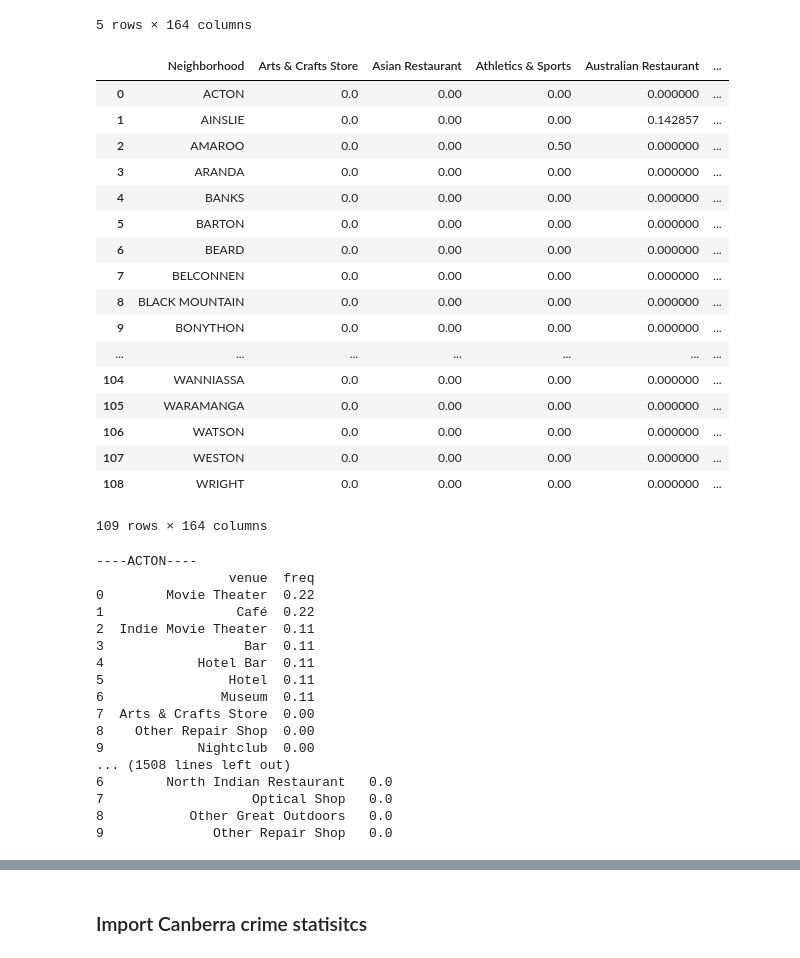
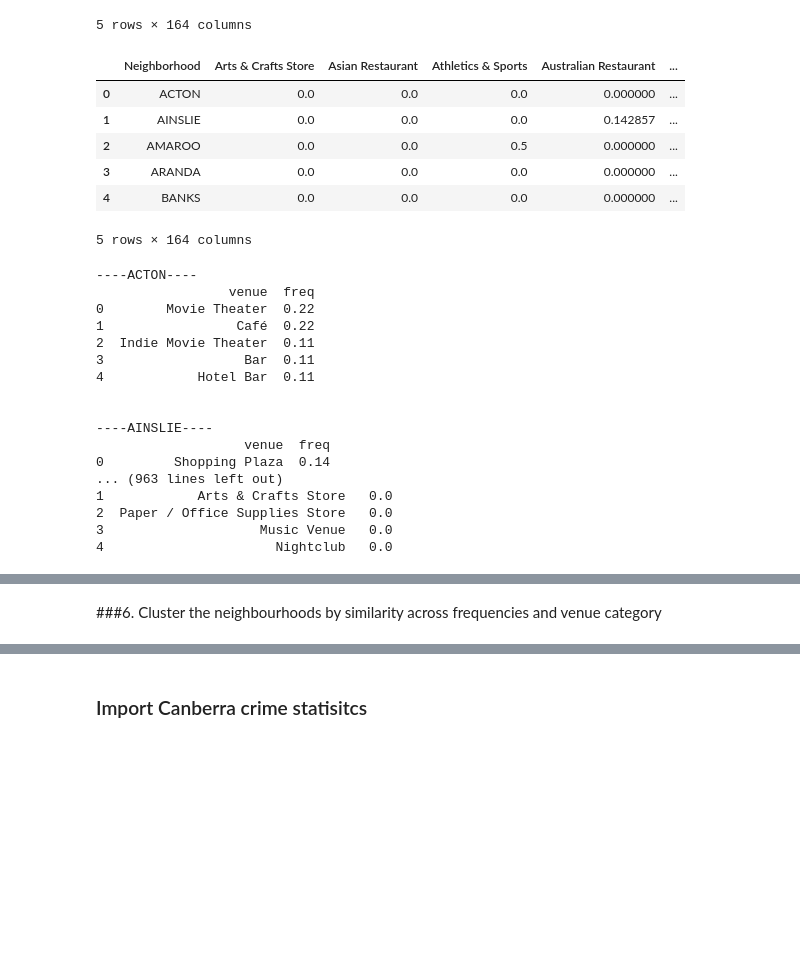
Before and after one commit to MaguireMaName/Coursera_Capstone, a Jupyter notebook: The_Battle_of_Neighborhoods.ipynb, the cells around one changed output, grey strips where cells are left out. Cells and saved outputs as stored; diff of their text form; code cells hidden in the pictures; blank space fills up the shorter version.

```diff
--- a/The_Battle_of_Neighborhoods.ipynb
+++ b/The_Battle_of_Neighborhoods.ipynb
@@ -230,31 +230,21 @@ cbr_onehot.head()
 | 4 | ACTON | 0 | 0 | 0 | 0 | ... |
 5 rows × 164 columns
 # %%
+# aggregate
 cbr_grouped = cbr_onehot.groupby('Neighborhood').mean().reset_index()
-cbr_grouped
+cbr_grouped.head()
 # %% [output]
 |  | Neighborhood | Arts & Crafts Store | Asian Restaurant | Athletics & Sports | Australian Restaurant | ... |
-| 0 | ACTON | 0.0 | 0.00 | 0.00 | 0.000000 | ... |
-| 1 | AINSLIE | 0.0 | 0.00 | 0.00 | 0.142857 | ... |
-| 2 | AMAROO | 0.0 | 0.00 | 0.50 | 0.000000 | ... |
-| 3 | ARANDA | 0.0 | 0.00 | 0.00 | 0.000000 | ... |
-| 4 | BANKS | 0.0 | 0.00 | 0.00 | 0.000000 | ... |
-| 5 | BARTON | 0.0 | 0.00 | 0.00 | 0.000000 | ... |
-| 6 | BEARD | 0.0 | 0.00 | 0.00 | 0.000000 | ... |
-| 7 | BELCONNEN | 0.0 | 0.00 | 0.00 | 0.000000 | ... |
-| 8 | BLACK MOUNTAIN | 0.0 | 0.00 | 0.00 | 0.000000 | ... |
-| 9 | BONYTHON | 0.0 | 0.00 | 0.00 | 0.000000 | ... |
-| ... | ... | ... | ... | ... | ... | ... |
-| 104 | WANNIASSA | 0.0 | 0.00 | 0.00 | 0.000000 | ... |
-| 105 | WARAMANGA | 0.0 | 0.00 | 0.00 | 0.000000 | ... |
-| 106 | WATSON | 0.0 | 0.00 | 0.00 | 0.000000 | ... |
-| 107 | WESTON | 0.0 | 0.00 | 0.00 | 0.000000 | ... |
-| 108 | WRIGHT | 0.0 | 0.00 | 0.00 | 0.000000 | ... |
+| 0 | ACTON | 0.0 | 0.0 | 0.0 | 0.000000 | ... |
+| 1 | AINSLIE | 0.0 | 0.0 | 0.0 | 0.142857 | ... |
+| 2 | AMAROO | 0.0 | 0.0 | 0.5 | 0.000000 | ... |
+| 3 | ARANDA | 0.0 | 0.0 | 0.0 | 0.000000 | ... |
+| 4 | BANKS | 0.0 | 0.0 | 0.0 | 0.000000 | ... |
-109 rows × 164 columns
+5 rows × 164 columns
 # %%
-# top 10 frequencies
+# top 5 frequencies
 
-num_top_venues = 10
+num_top_venues = 5
 
 for hood in cbr_grouped['Neighborhood']:
     print("----"+hood+"----")
@@ -273,16 +263,16 @@ for hood in cbr_grouped['Neighborhood']:
 2  Indie Movie Theater  0.11
 3                  Bar  0.11
 4            Hotel Bar  0.11
-5                Hotel  0.11
-6               Museum  0.11
-7  Arts & Crafts Store  0.00
-8    Other Repair Shop  0.00
-9            Nightclub  0.00
-... (1508 lines left out)
-6        North Indian Restaurant   0.0
-7                   Optical Shop   0.0
-8           Other Great Outdoors   0.0
-9              Other Repair Shop   0.0
+
+
+----AINSLIE----
+                   venue  freq
+0         Shopping Plaza  0.14
+... (963 lines left out)
+1            Arts & Crafts Store   0.0
+2  Paper / Office Supplies Store   0.0
+3                    Music Venue   0.0
+4                      Nightclub   0.0
 # %%
 def return_most_common_venues(row, num_top_venues):
     row_categories = row.iloc[1:]
@@ -317,4 +307,6 @@ neighborhoods_venues_sorted.head()
 | 2 | AMAROO | Athletics & Sports | Pharmacy | Yoga Studio | Food & Drink Shop | ... |
 | 3 | ARANDA | Café | Gift Shop | Recreation Center | Bar | ... |
 | 4 | BANKS | Grocery Store | Yoga Studio | Garden | Furniture / Home Store | ... |
+# %% [markdown]
+###6. Cluster the neighbourhoods by similarity across frequencies and venue category
 # %%
```
Also changed, not shown: parts of 18 cells of this notebook.
